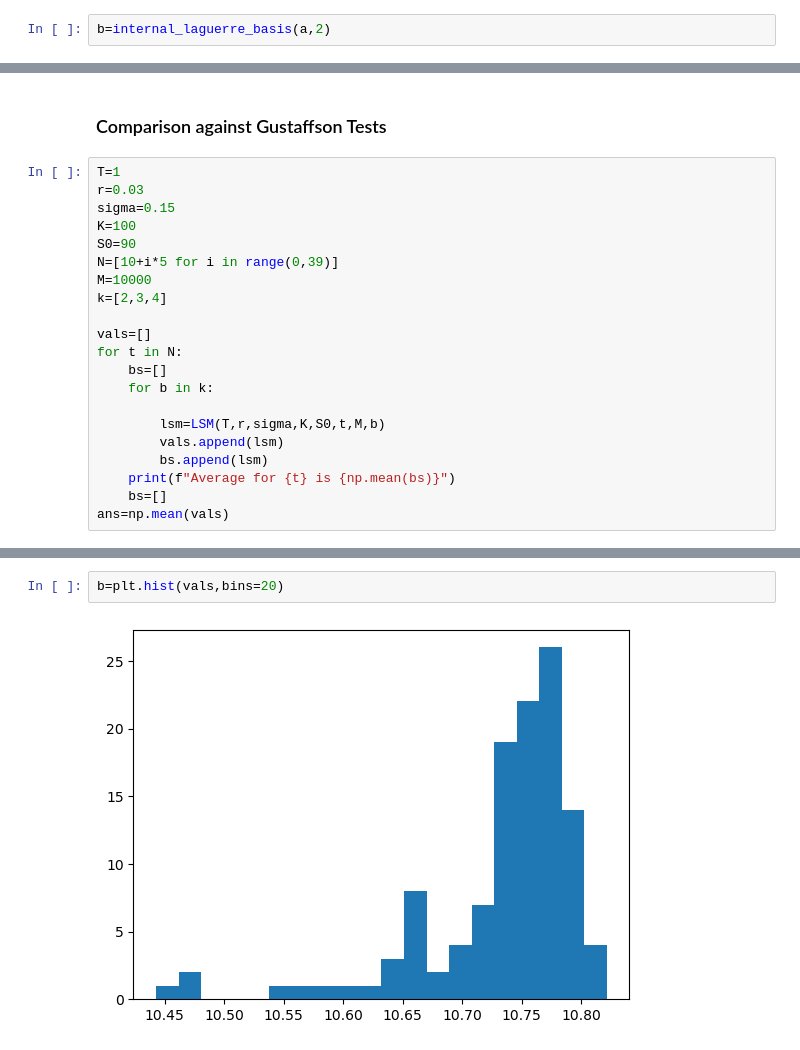
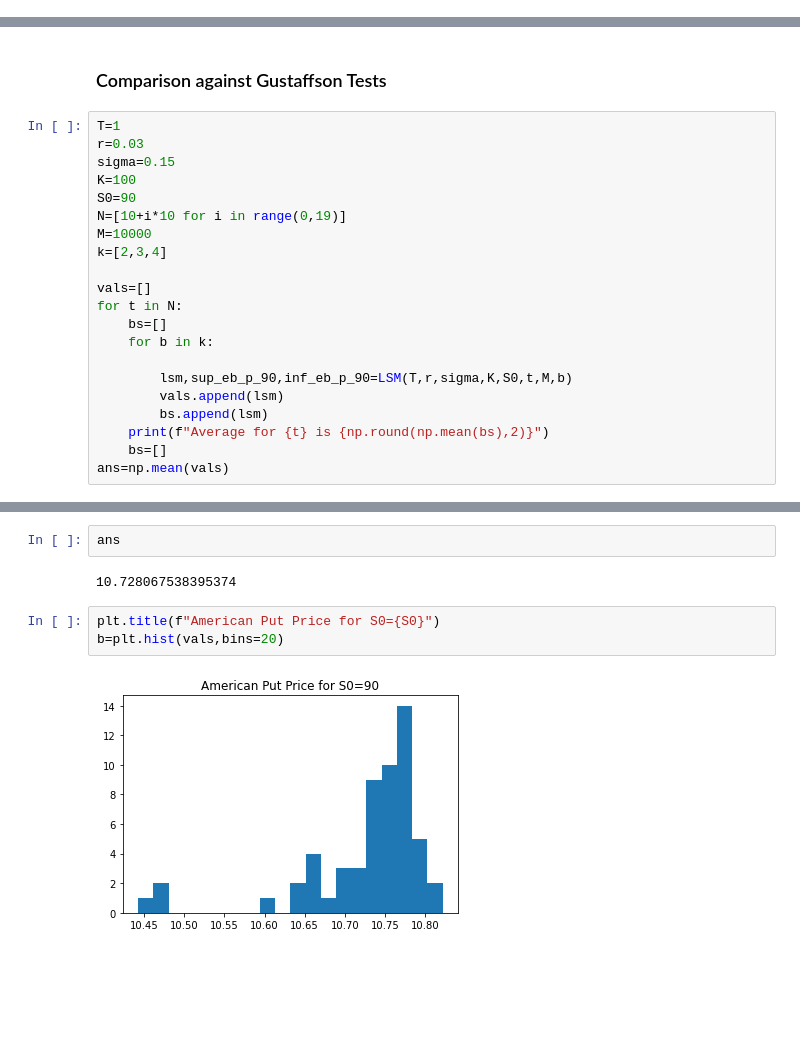
Before and after one commit to jasonbohne123/Longstaff_schwartz_method, a Jupyter notebook: LSM.ipynb, the cells around one changed output, grey strips where cells are left out. Drawn from its saved outputs; the diff is of its cells as text; blank space fills up the shorter version.

Commit message:
final plots and hist

```diff
--- a/LSM.ipynb
+++ b/LSM.ipynb
@@ -46,2 +25,0 @@ a=np.random.rand(1000)
-# %%
-b=internal_laguerre_basis(a,2)
@@ -170,7 +129,7 @@ r=0.03
 sigma=0.15
 K=100
 S0=90
-N=[10+i*5 for i in range(0,39)]
+N=[10+i*10 for i in range(0,19)]
 M=10000
 k=[2,3,4]
 
@@ -179,10 +138,10 @@ for t in N:
     bs=[]
     for b in k:
 
-        lsm=LSM(T,r,sigma,K,S0,t,M,b)
+        lsm,sup_eb_p_90,inf_eb_p_90=LSM(T,r,sigma,K,S0,t,M,b)
         vals.append(lsm)
         bs.append(lsm)
-    print(f"Average for {t} is {np.mean(bs)}")
+    print(f"Average for {t} is {np.round(np.mean(bs),2)}")
     bs=[]
 ans=np.mean(vals)
 # %% [output]
@@ -206,7 +167,12 @@ Average for 200 is 10.778782174325599
+# %%
+ans
+# %% [output]
+10.728067538395374
 # %%
+plt.title(f"American Put Price for S0={S0}")
 b=plt.hist(vals,bins=20)
 # %% [output]
-[figure, old version]
+[figure, new version]
 # %%
 T=1
 r=0.03
```
Also changed, not shown: parts of 47 cells of this notebook, 1 other file.
